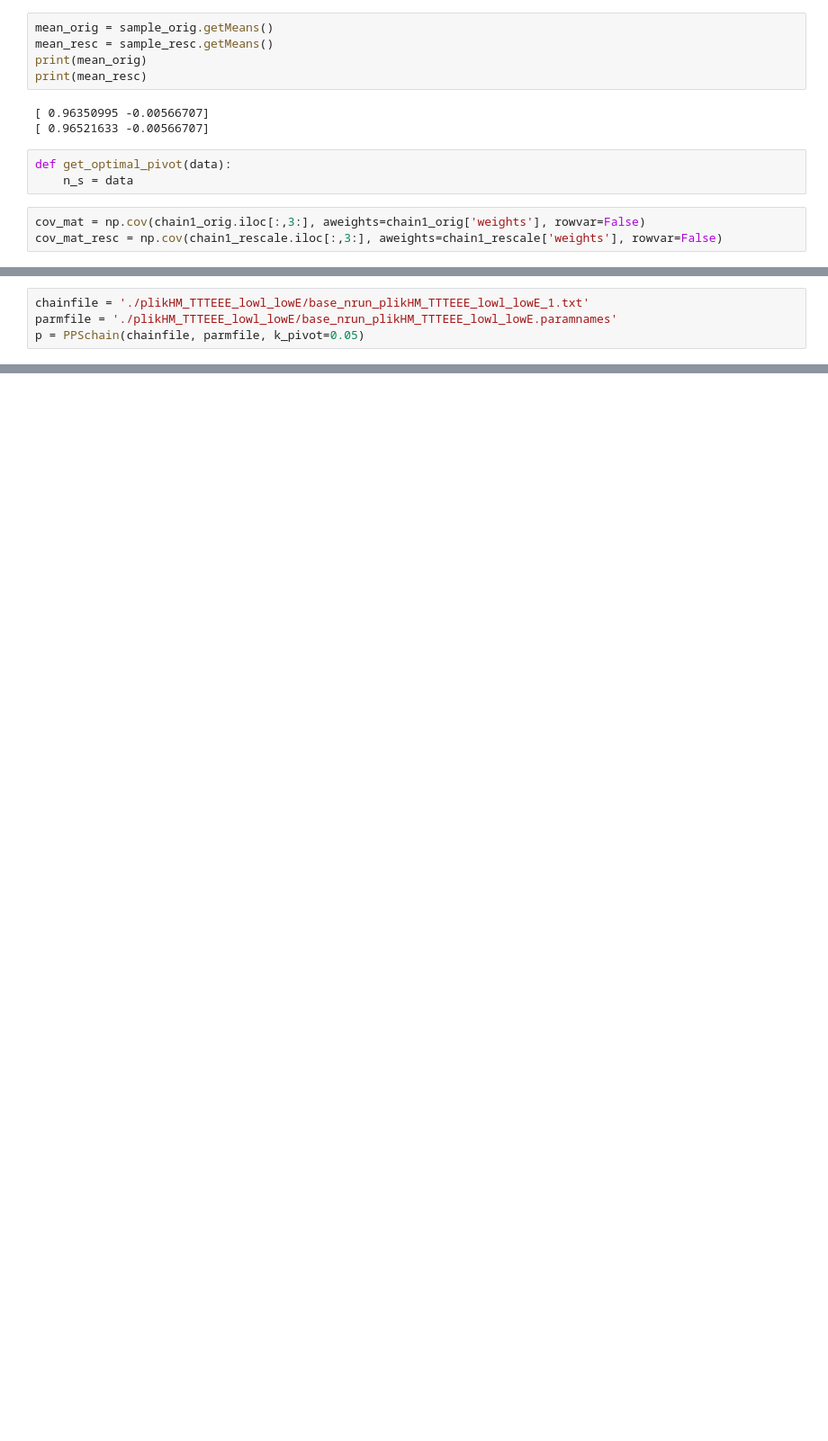
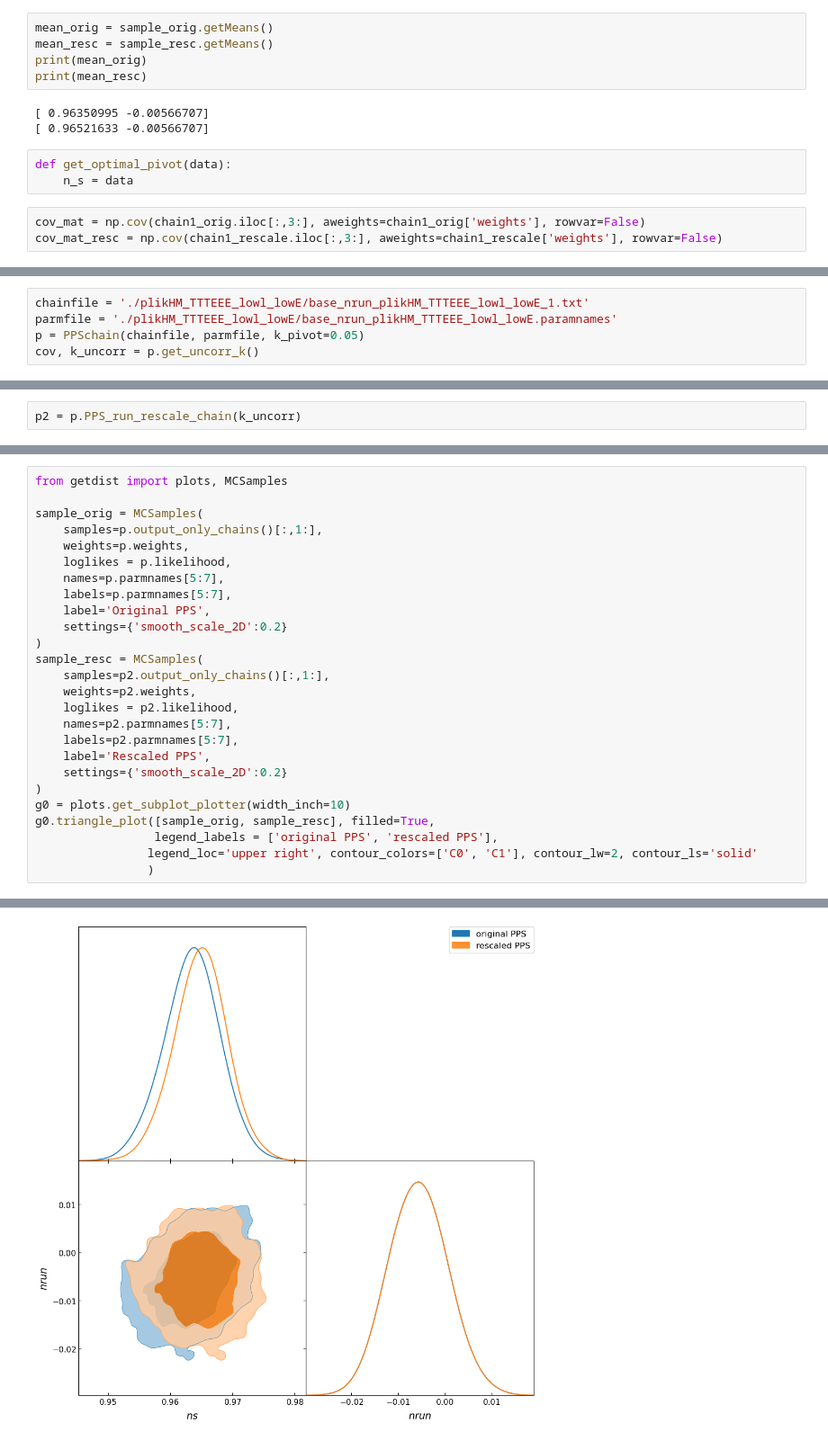
Before and after one commit to john1256/KASI_Ms, a Jupyter notebook: 2025/Field_research_2/PPS.ipynb, the cells around one changed output, grey strips where cells are left out. Shown at 90% size. Cells and saved outputs as stored; diff of their text form; blank space fills up the shorter version.

```diff
--- a/2025/Field_research_2/PPS.ipynb
+++ b/2025/Field_research_2/PPS.ipynb
@@ -191,3 +222,4 @@ class PPSchain:
 chainfile = './plikHM_TTTEEE_lowl_lowE/base_nrun_plikHM_TTTEEE_lowl_lowE_1.txt'
 parmfile = './plikHM_TTTEEE_lowl_lowE/base_nrun_plikHM_TTTEEE_lowl_lowE.paramnames'
 p = PPSchain(chainfile, parmfile, k_pivot=0.05)
+cov, k_uncorr = p.get_uncorr_k()
@@ -197,0 +228,2 @@ TypeError: tuple indices must be integers or slices, not tuple
+# %%
+p2 = p.PPS_run_rescale_chain(k_uncorr)
@@ -197,0 +234,27 @@ TypeError: tuple indices must be integers or slices, not tuple
+# %%
+from getdist import plots, MCSamples
+
+sample_orig = MCSamples(
+    samples=p.output_only_chains()[:,1:],
+    weights=p.weights,
+    loglikes = p.likelihood,
+    names=p.parmnames[5:7],
+    labels=p.parmnames[5:7],
+    label='Original PPS',
+    settings={'smooth_scale_2D':0.2}
+)
+sample_resc = MCSamples(
+    samples=p2.output_only_chains()[:,1:],
+    weights=p2.weights,
+    loglikes = p2.likelihood,
+    names=p2.parmnames[5:7],
+    labels=p2.parmnames[5:7],
+    label='Rescaled PPS',
+    settings={'smooth_scale_2D':0.2}
+)
+g0 = plots.get_subplot_plotter(width_inch=10)
+g0.triangle_plot([sample_orig, sample_resc], filled=True,
+                 legend_labels = ['original PPS', 'rescaled PPS'],
+                legend_loc='upper right', contour_colors=['C0', 'C1'], contour_lw=2, contour_ls='solid'
+                )
+# %% [output]
@@ -197,0 +263 @@ TypeError: tuple indices must be integers or slices, not tuple
+[figure, added]
```
Also changed, not shown: parts of 6 cells of this notebook.
